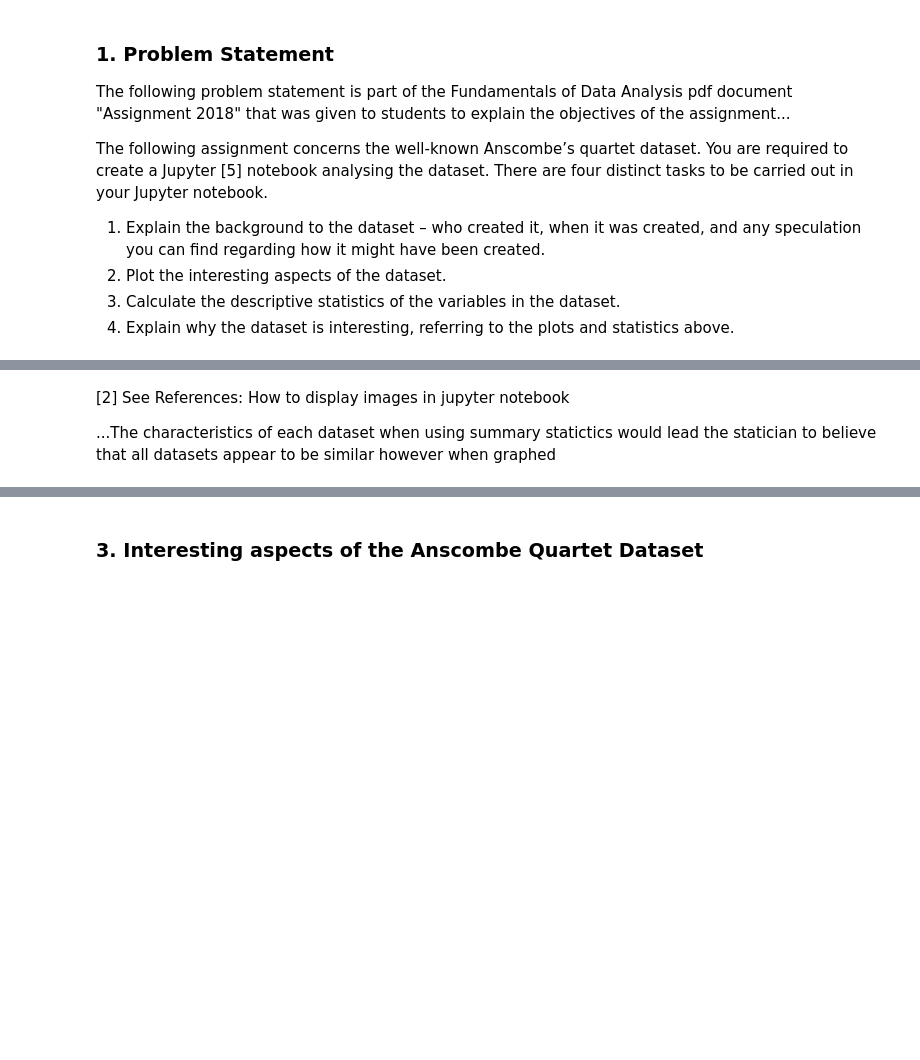
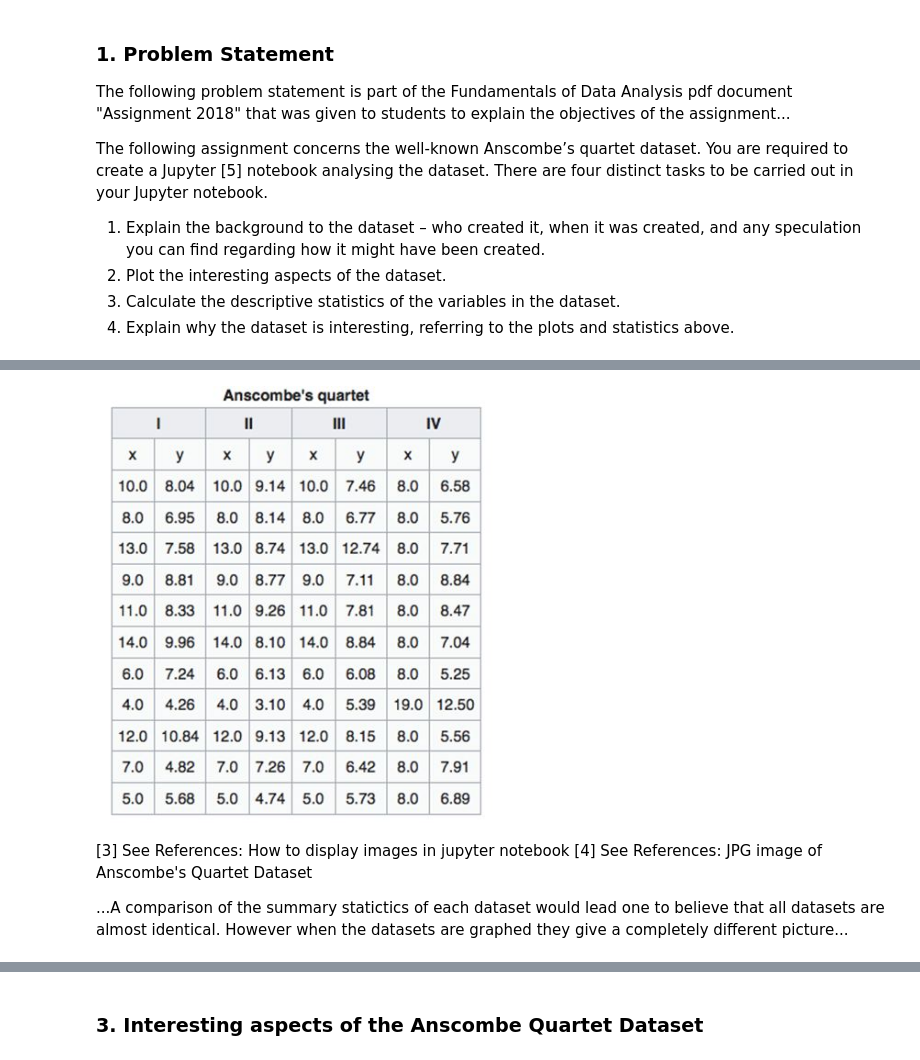
Before and after one commit to G00364756/52446---Fundamentals-of-Data-Analysis---Assignements, a Jupyter notebook: Anscombe Quartet Investigation.ipynb, the cells around one changed output, grey strips where cells are left out. Cells and saved outputs as stored; diff of their text form; code cells hidden in the pictures; blank space fills up the shorter version.

```diff
--- a/Anscombe Quartet Investigation.ipynb
+++ b/Anscombe Quartet Investigation.ipynb
@@ -48,4 +42,10 @@ Image(filename = PATH + "My_picture.jpg", width=100, height=100)
+# %%
+from IPython.display import Image
+Image(filename="/Users/aoconnor/Desktop/Programming/Semester 2 (2018_19)/52446---Fundamentals-of-Data-Analysis---Assignments/Anscombe_Quartet.JPG", width=400, height=400)
+# %% [output]
+[figure, added]
 # %% [markdown]
-[2] See References: How to display images in jupyter notebook
+[3] See References: How to display images in jupyter notebook
+[4] See References: JPG image of Anscombe's Quartet Dataset
 
-...The characteristics of each dataset when using summary statictics would lead the statician to believe that all datasets appear to be similar however when graphed
+...A comparison of the summary statictics of each dataset would lead one to believe that all datasets are almost identical. However when the datasets are graphed they give a completely different picture...
```
Also changed, not shown: parts of 5 cells of this notebook, 3 other files.
